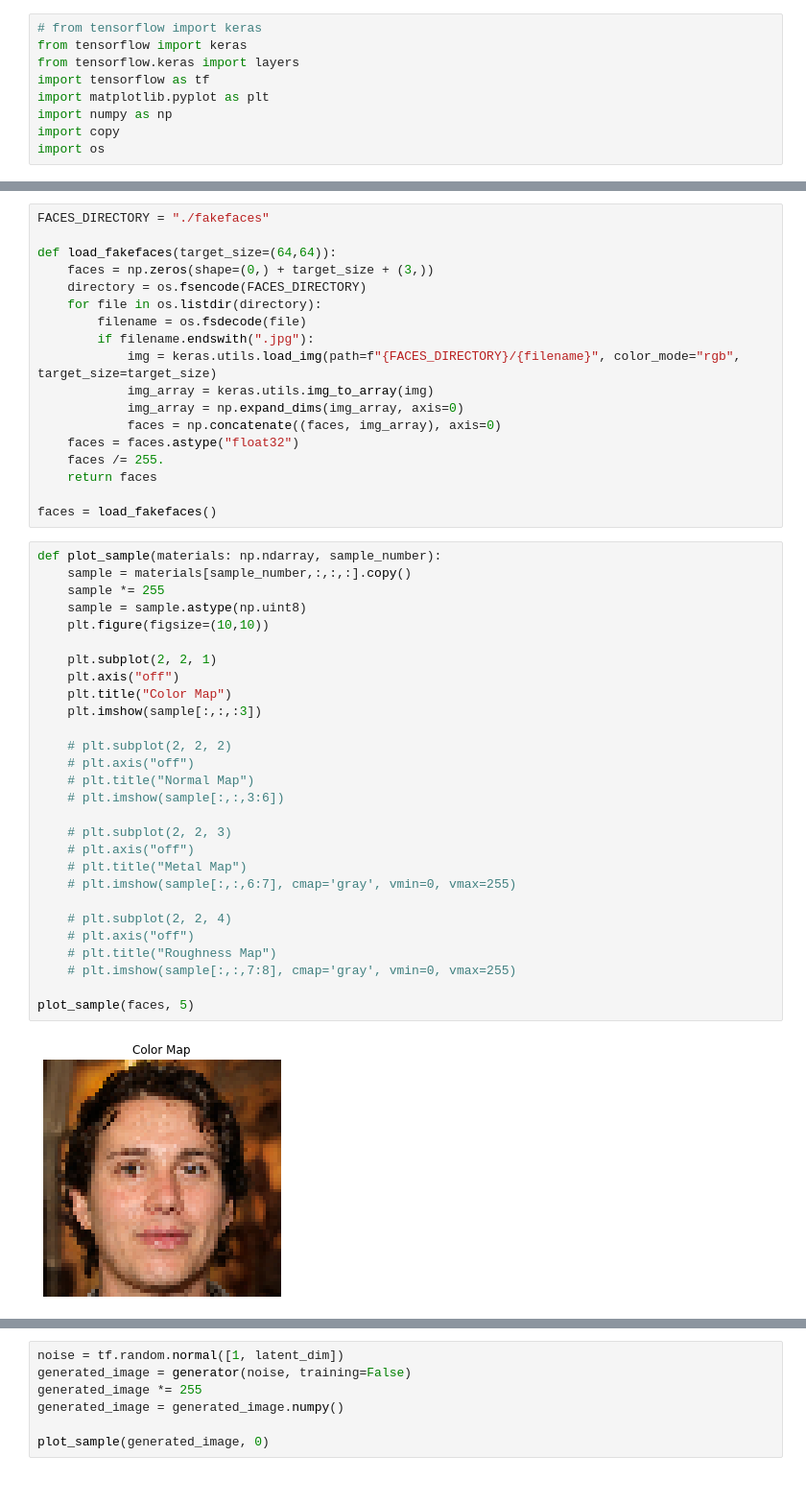
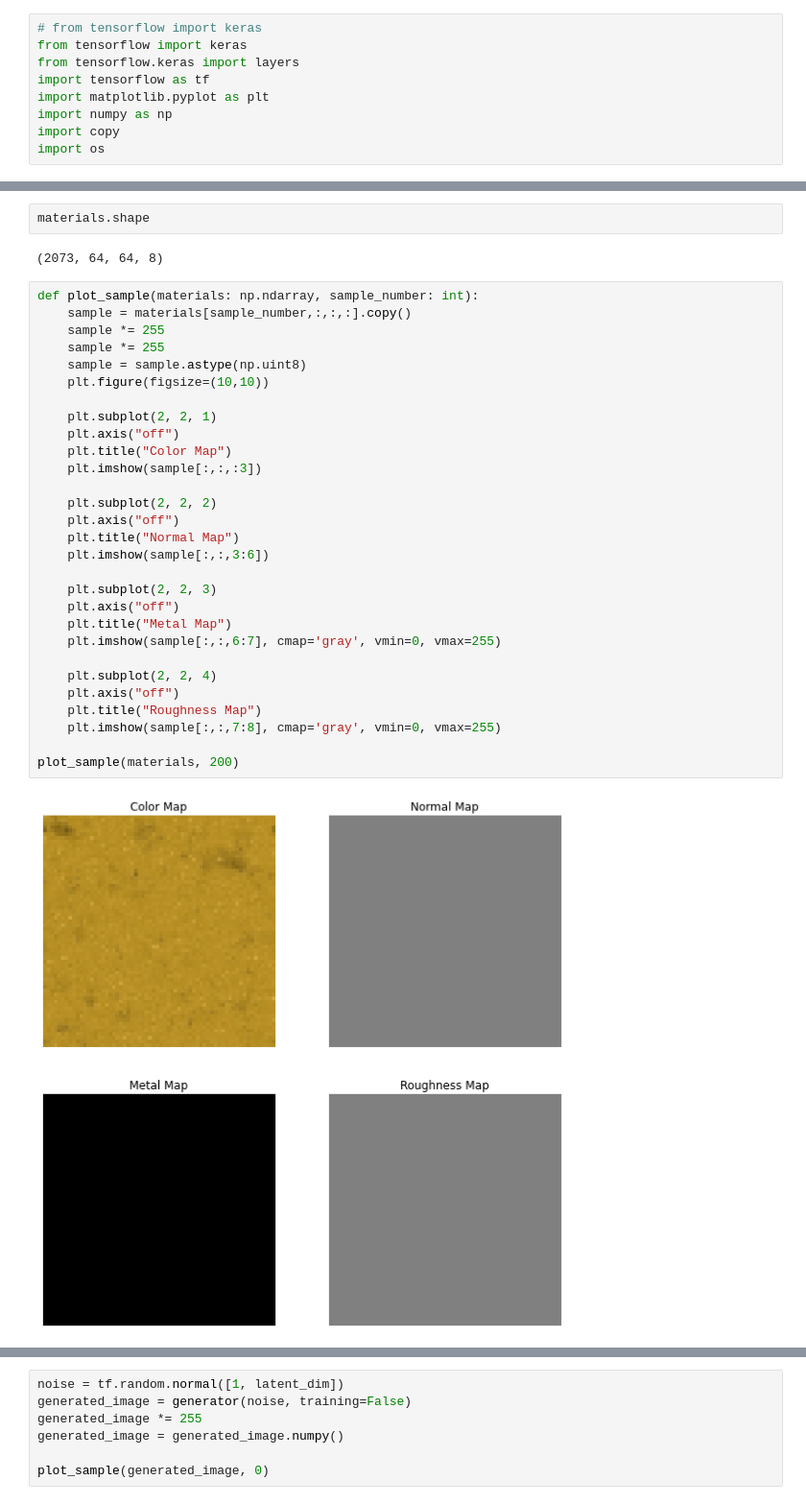
Before and after one commit to marius-se/duet-pbr-gan, a Jupyter notebook: DuetGAN.ipynb, the cells around one changed output, grey strips where cells are left out. Shown at 96% size. Cells and saved outputs as stored; diff of their text form.

Commit message:
try again with materials

```diff
--- a/DuetGAN.ipynb
+++ b/DuetGAN.ipynb
@@ -79,48 +126,35 @@ target_size = (64, 64)
-# %%
-FACES_DIRECTORY = "./fakefaces"
-
-def load_fakefaces(target_size=(64,64)):
-    faces = np.zeros(shape=(0,) + target_size + (3,))
-    directory = os.fsencode(FACES_DIRECTORY)
-    for file in os.listdir(directory):
-        filename = os.fsdecode(file)
-        if filename.endswith(".jpg"):
-            img = keras.utils.load_img(path=f"{FACES_DIRECTORY}/{filename}", color_mode="rgb", target_size=target_size)
-            img_array = keras.utils.img_to_array(img)
-            img_array = np.expand_dims(img_array, axis=0)
-            faces = np.concatenate((faces, img_array), axis=0)
-    faces = faces.astype("float32")
-    faces /= 255.
-    return faces
-
-faces = load_fakefaces()
+# %%
+materials.shape
+# %% [output]
+(2073, 64, 64, 8)
 # %%
-def plot_sample(materials: np.ndarray, sample_number):
+def plot_sample(materials: np.ndarray, sample_number: int):
     sample = materials[sample_number,:,:,:].copy()
+    sample *= 255
     sample *= 255
     sample = sample.astype(np.uint8)
     plt.figure(figsize=(10,10))
 
     plt.subplot(2, 2, 1)
     plt.axis("off")
     plt.title("Color Map")
     plt.imshow(sample[:,:,:3])
 
-    # plt.subplot(2, 2, 2)
-    # plt.axis("off")
-    # plt.title("Normal Map")
-    # plt.imshow(sample[:,:,3:6])
+    plt.subplot(2, 2, 2)
+    plt.axis("off")
+    plt.title("Normal Map")
+    plt.imshow(sample[:,:,3:6])
 
-    # plt.subplot(2, 2, 3)
-    # plt.axis("off")
-    # plt.title("Metal Map")
-    # plt.imshow(sample[:,:,6:7], cmap='gray', vmin=0, vmax=255)
+    plt.subplot(2, 2, 3)
+    plt.axis("off")
+    plt.title("Metal Map")
+    plt.imshow(sample[:,:,6:7], cmap='gray', vmin=0, vmax=255)
 
-    # plt.subplot(2, 2, 4)
-    # plt.axis("off")
-    # plt.title("Roughness Map")
-    # plt.imshow(sample[:,:,7:8], cmap='gray', vmin=0, vmax=255)
+    plt.subplot(2, 2, 4)
+    plt.axis("off")
+    plt.title("Roughness Map")
+    plt.imshow(sample[:,:,7:8], cmap='gray', vmin=0, vmax=255)
 
-plot_sample(faces, 5)
+plot_sample(materials, 200)
 # %% [output]
-[figure, old version]
+[figure, new version]
```
Also changed, not shown: parts of 7 cells of this notebook.
